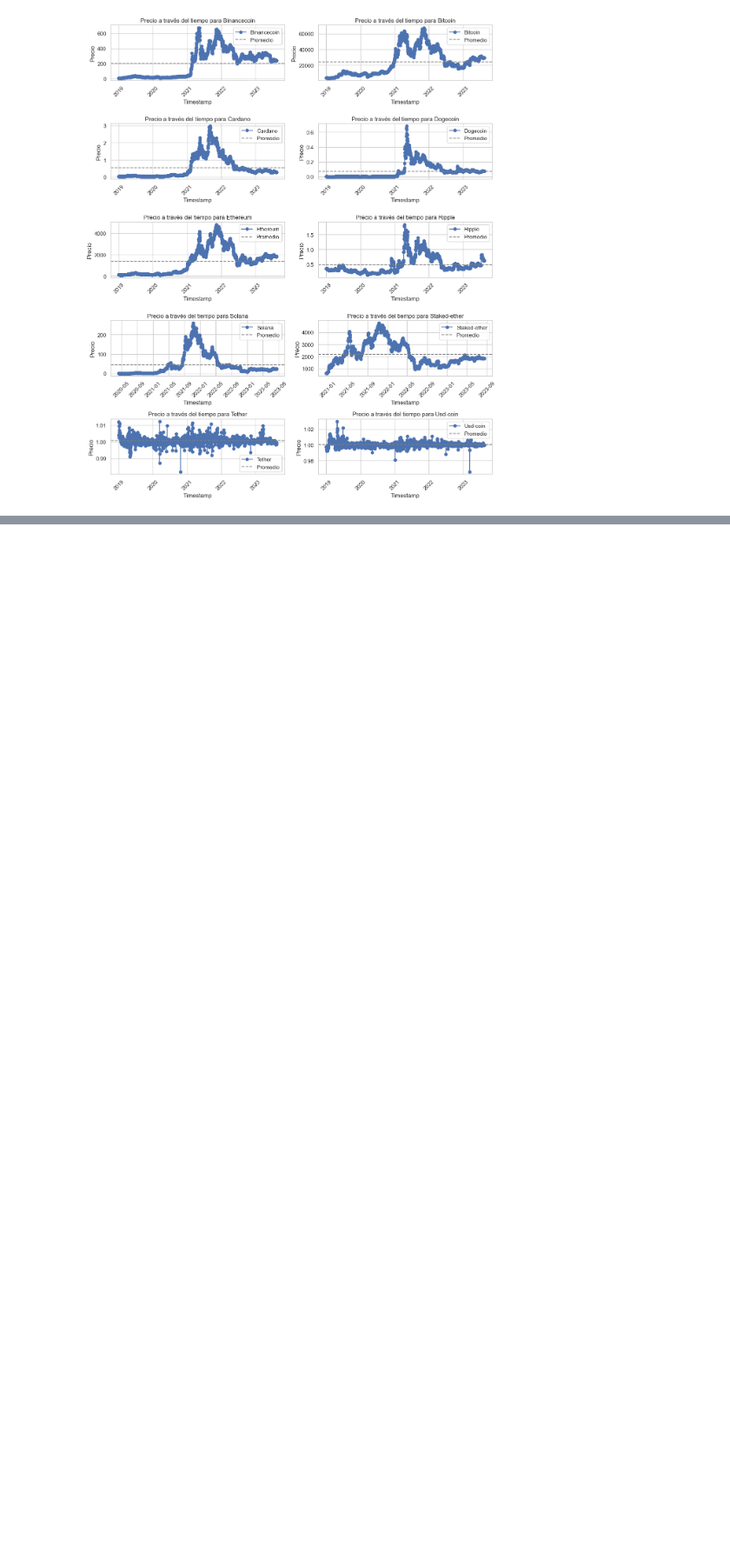
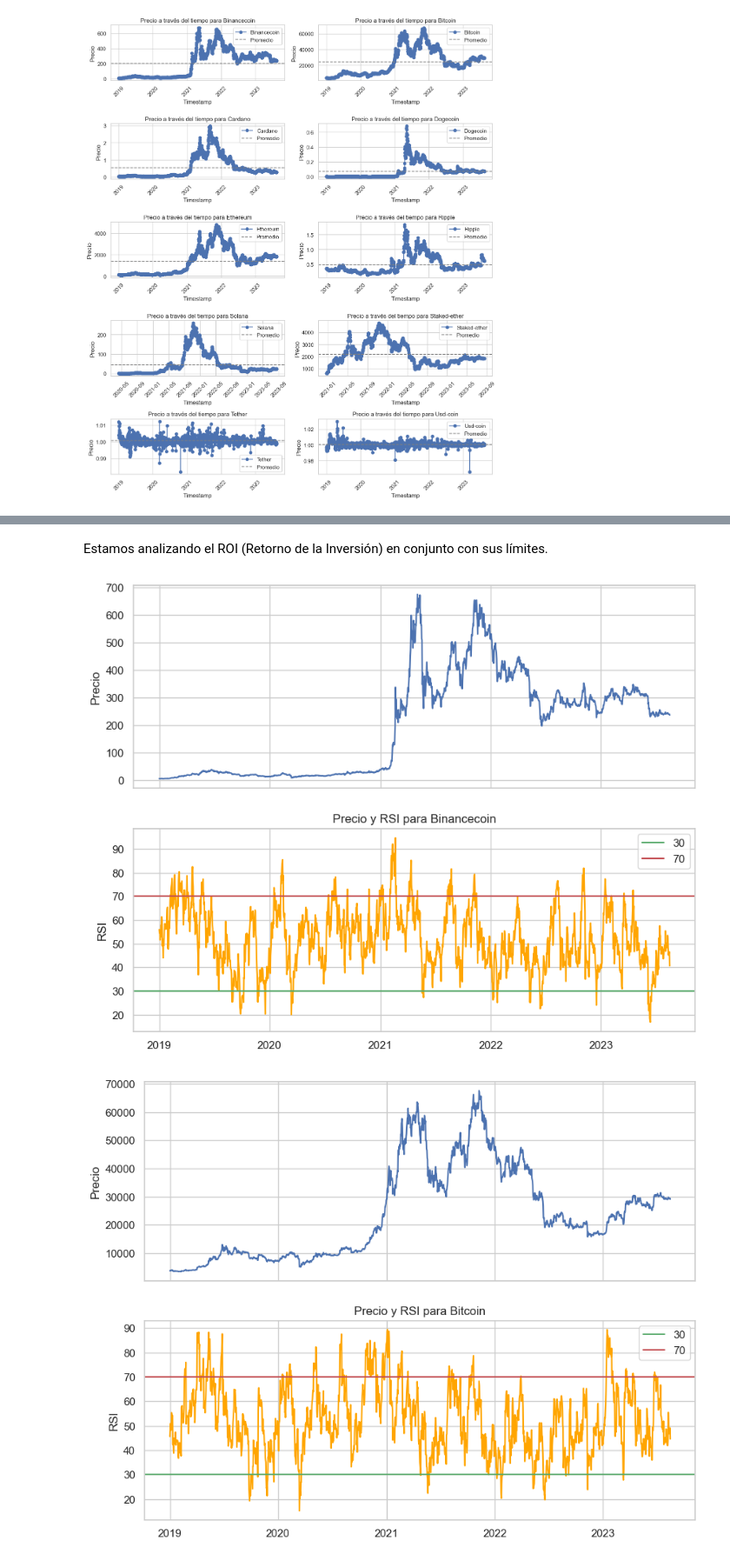
Before and after one commit to DiegoCampos98/PI_Criptomonedas, a Jupyter notebook: EDA.ipynb, the cells around one changed output, grey strips where cells are left out. Shown at 87% size. Saved outputs shown, nothing was run; the diff lists cells and outputs as text; code cells hidden in the pictures; blank space fills up the shorter version.

```diff
--- a/EDA.ipynb
+++ b/EDA.ipynb
@@ -390,0 +348,21 @@ ValueError: No objects to concatenate
+# %% [markdown]
+Estamos analizando el ROI (Retorno de la Inversión) en conjunto con sus límites.
+# %%
+
+# Graficar los precios y el RSI
+for crypto_name in df['Crypto'].unique():
+    crypto_df = df[df['Crypto'] == crypto_name]
+
+    fig, ax = plt.subplots(2, 1, figsize=(10, 8), sharex=True)
+    ax[0].plot(crypto_df['Timestamp'], crypto_df['Price'])
+    ax[0].set_ylabel('Precio')
+    ax[1].plot(crypto_df['Timestamp'], crypto_df['RSI'], color='orange')
+    ax[1].set_ylabel('RSI')
+    ax[1].axhline(y=30, color='g', linestyle='-', label='30')
+    ax[1].axhline(y=70, color='r', linestyle='-', label='70')
+    ax[1].legend()
+    plt.title(f"Precio y RSI para {crypto_name}")
+    plt.show()
+# %% [output]
+[figure, added]
+[figure, added]
```
Also changed, not shown: parts of 24 cells of this notebook.
